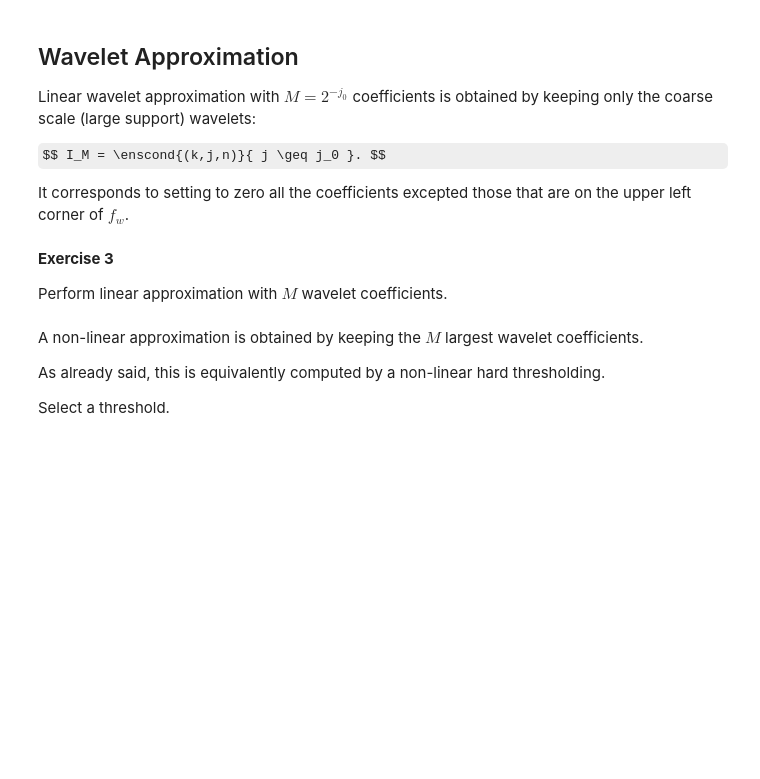
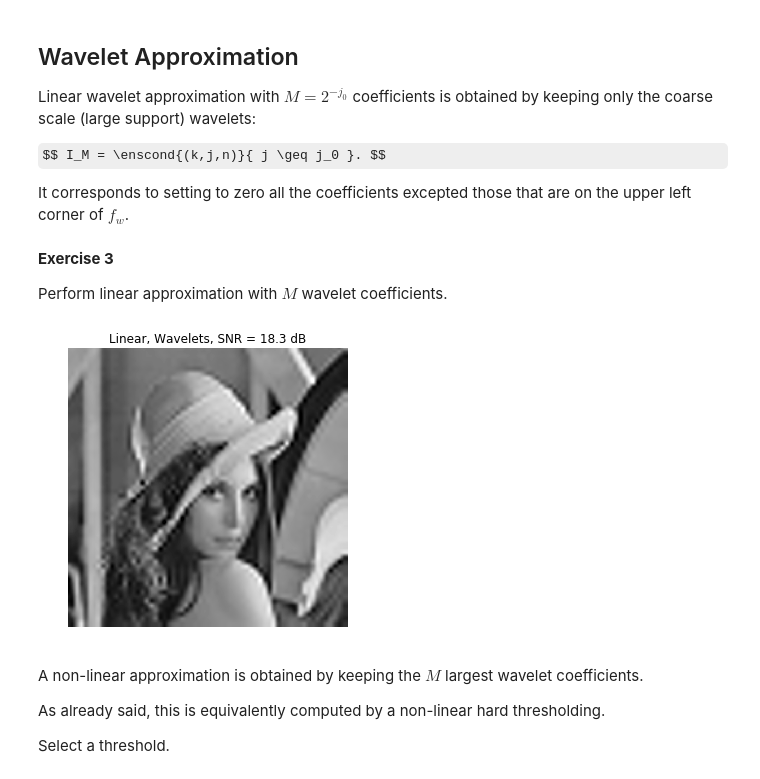
Before and after one commit to gpeyre/numerical-tours, a Jupyter notebook: python/introduction_4_fourier_wavelets.ipynb, the cells around one changed output. Cells and saved outputs as stored; diff of their text form; code cells hidden in the pictures; some formulas as TeX source; blank space fills up the shorter version.

```diff
--- a/python/introduction_4_fourier_wavelets.ipynb
+++ b/python/introduction_4_fourier_wavelets.ipynb
@@ -358,0 +355,4 @@ imageplot(clamp(fM),  "Linear, Wavelets, SNR = %.1f dB" %snr(f, fM))
+# %%
+run -i nt_solutions/introduction_4_fourier_wavelets/exo3
+# %% [output]
+[figure, added]
```
Also changed, not shown: parts of 31 cells of this notebook, 18 other files.
